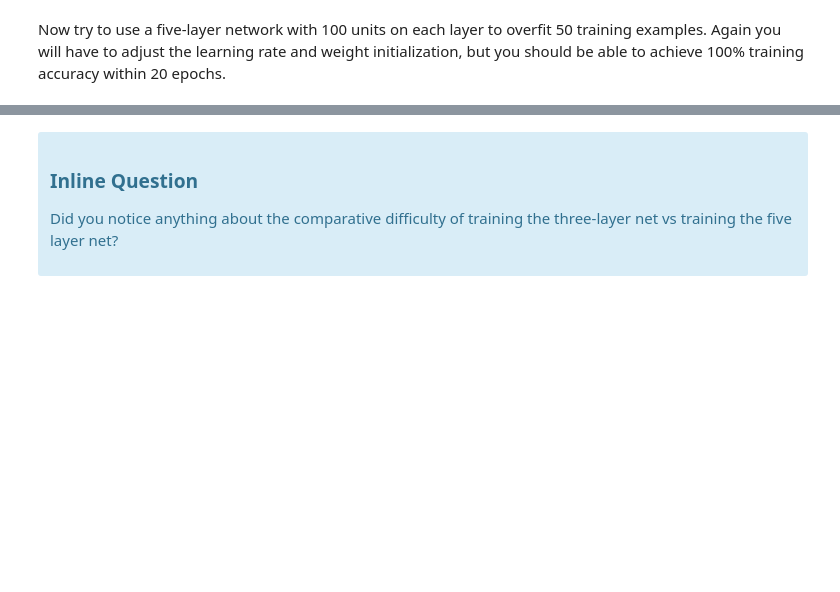
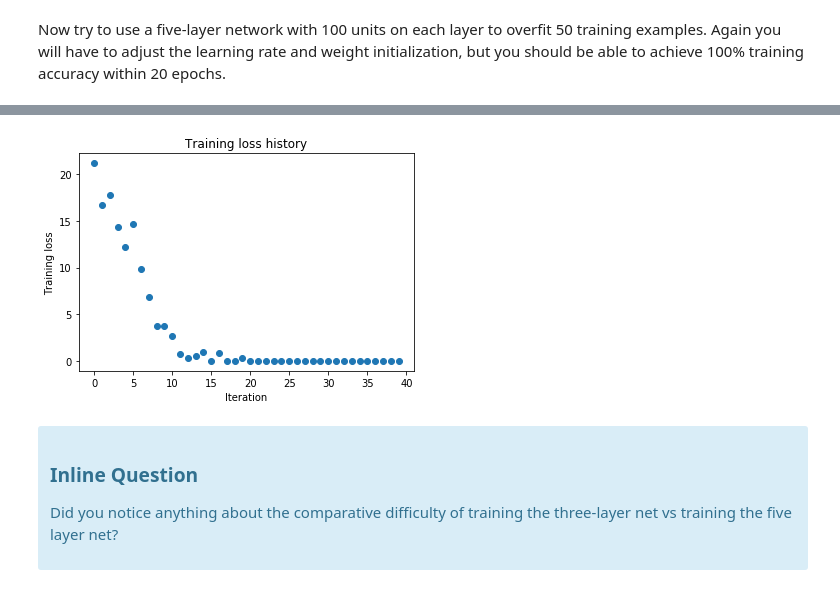
Before and after one commit to free-bit/i2dl-HW2, a Jupyter notebook: 1_FullyConnectedNets.ipynb, the cells around one changed output, grey strips where cells are left out. Drawn from its saved outputs; the diff is of its cells as text; code cells hidden in the pictures; blank space fills up the shorter version.

```diff
--- a/1_FullyConnectedNets.ipynb
+++ b/1_FullyConnectedNets.ipynb
@@ -363,7 +463,7 @@ plt.show()
 # %% [markdown]
 Now try to use a five-layer network with 100 units on each layer to overfit 50 training examples. Again you will have to adjust the learning rate and weight initialization, but you should be able to achieve 100% training accuracy within 20 epochs.
 # %%
-# TODO: Use a five-layer Net to overfit 50 training examples.
+# DONE: Use a five-layer Net to overfit 50 training examples.
 
 num_train = 50
 small_data = {
@@ -374,10 +474,11 @@ small_data = {
 }
 
 #############################################################################
-# TODO: Maybe tweak values                                                  #
+# DONE: Maybe tweak values                                                  #
 #############################################################################
-learning_rate = 2e-3
-weight_scale = 1e-5
+weight_scale = 1e-1  # weight_scale = 1e-5
+learning_rate = 5e-4 # learning_rate was 2e-3
+
 model = FullyConnectedNet([100, 100, 100, 100],
                 weight_scale=weight_scale, dtype=np.float64)
 solver = Solver(model, small_data,
@@ -400,3 +501,4 @@ plt.title('Training loss history')
 plt.xlabel('Iteration')
 plt.ylabel('Training loss')
 plt.show()
+# %% [output]
@@ -403,3 +522,4 @@ plt.show()
+[figure, added]
 # %% [markdown]
 <div class="alert alert-info">
     <h3>Inline Question</h3>
```
Also changed, not shown: parts of 19 cells of this notebook.
